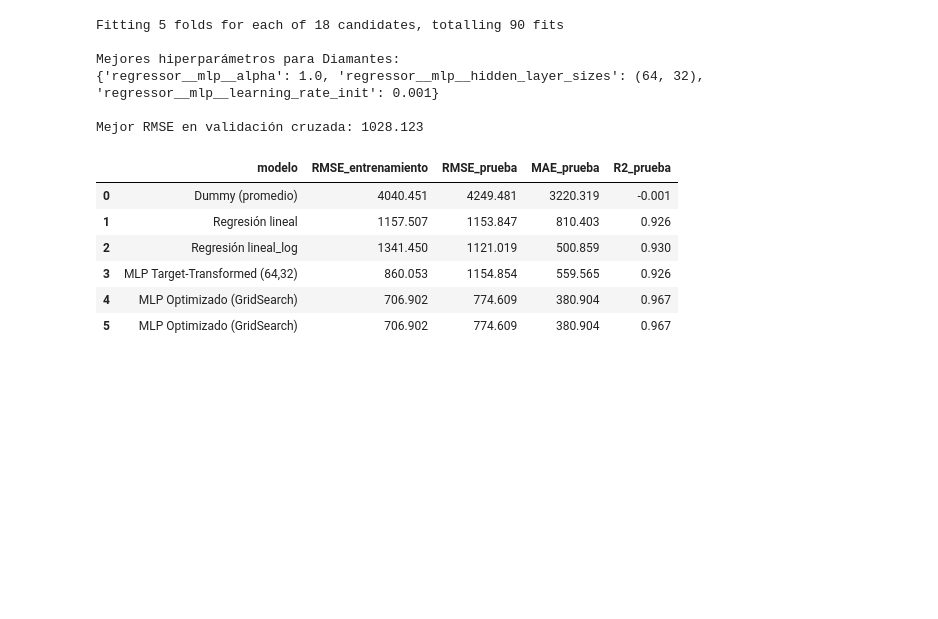
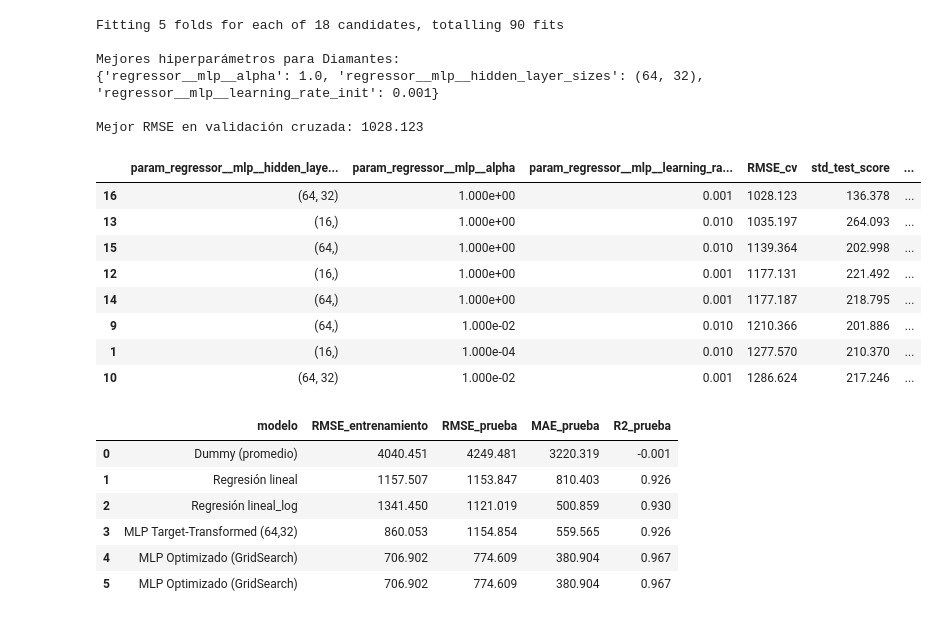
Before and after one commit to SolJosefinaMercado/AprendizajeAutomatico1, a Jupyter notebook: ISSD_AA1_Taller_redes_neuronales_sklearn_regresión.ipynb, the cells around one changed output. Saved outputs shown, nothing was run; the diff lists cells and outputs as text; code cells hidden in the pictures; blank space fills up the shorter version.

```diff
--- a/ISSD_AA1_Taller_redes_neuronales_sklearn_regresión.ipynb
+++ b/ISSD_AA1_Taller_redes_neuronales_sklearn_regresión.ipynb
@@ -1180,6 +1166,25 @@ Mejores hiperparámetros para Diamantes:
 {'regressor__mlp__alpha': 1.0, 'regressor__mlp__hidden_layer_sizes': (64, 32), 'regressor__mlp__learning_rate_init': 0.001}
 
 Mejor RMSE en validación cruzada: 1028.123
+# %%
+# @title
+res = pd.DataFrame(busqueda_diam.cv_results_)
+res["RMSE_cv"] = -res["mean_test_score"]     # volvemos a un RMSE positivo
+
+columnas = ["param_regressor__mlp__hidden_layer_sizes", "param_regressor__mlp__alpha", "param_regressor__mlp__learning_rate_init",
+            "RMSE_cv", "std_test_score", "rank_test_score"]
+
+res.sort_values("rank_test_score")[columnas].head(8)
+# %% [output]
+|  | param_regressor__mlp__hidden_laye... | param_regressor__mlp__alpha | param_regressor__mlp__learning_ra... | RMSE_cv | std_test_score | ... |
+| 16 | (64, 32) | 1.000e+00 | 0.001 | 1028.123 | 136.378 | ... |
+| 13 | (16,) | 1.000e+00 | 0.010 | 1035.197 | 264.093 | ... |
+| 15 | (64,) | 1.000e+00 | 0.010 | 1139.364 | 202.998 | ... |
+| 12 | (16,) | 1.000e+00 | 0.001 | 1177.131 | 221.492 | ... |
+| 14 | (64,) | 1.000e+00 | 0.001 | 1177.187 | 218.795 | ... |
+| 9 | (64,) | 1.000e-02 | 0.010 | 1210.366 | 201.886 | ... |
+| 1 | (16,) | 1.000e-04 | 0.010 | 1277.570 | 210.370 | ... |
+| 10 | (64, 32) | 1.000e-02 | 0.001 | 1286.624 | 217.246 | ... |
 # %%
 # @title
 # Obtenemos el mejor estimador entrenado de la búsqueda por grilla
```
Also changed, not shown: parts of 7 cells of this notebook.
